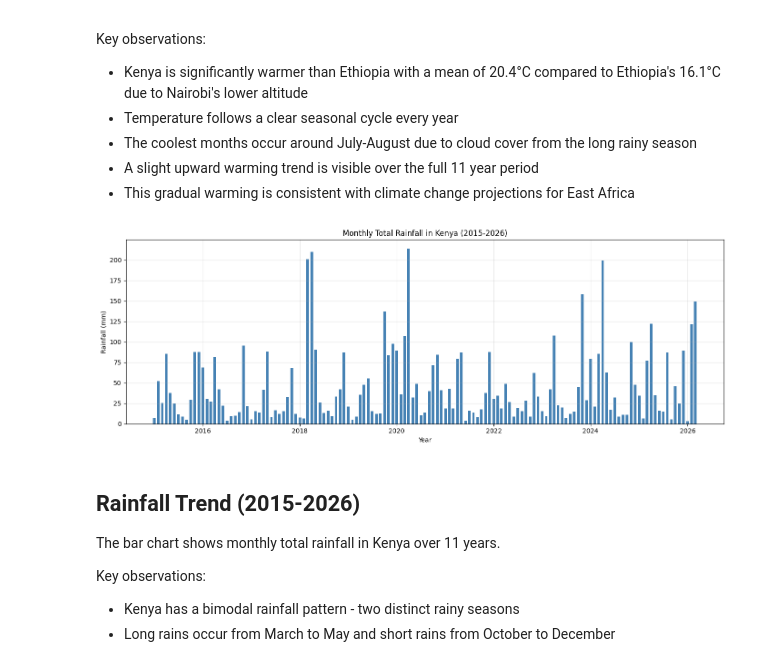
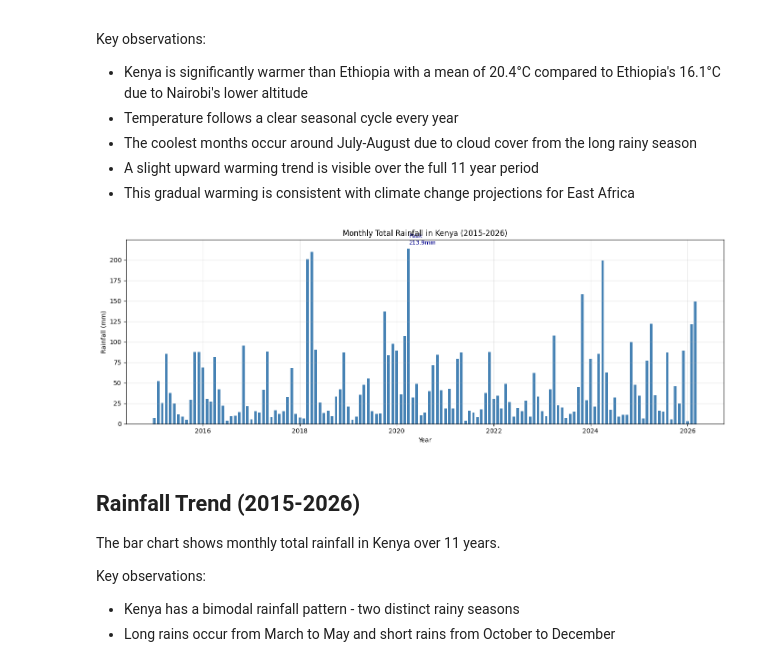
Before and after one commit to rah-salah/climate-challenge-week0, a Jupyter notebook: notebooks/kenya_eda.ipynb, the cells around one changed output. Cells and saved outputs as stored; diff of their text form; code cells hidden in the pictures.

```diff
--- a/notebooks/kenya_eda.ipynb
+++ b/notebooks/kenya_eda.ipynb
@@ -172,17 +188,27 @@ Key observations:
 # %%
 monthly_rain = df.groupby(["YEAR", "Month"])["PRECTOTCORR"].sum().reset_index()
 monthly_rain["Date"] = pd.to_datetime(monthly_rain[["YEAR", "Month"]].assign(DAY=1))
 
 plt.figure(figsize=(14, 5))
 plt.bar(monthly_rain["Date"], monthly_rain["PRECTOTCORR"], color="steelblue", width=20)
+
+# Find peak rainy month
+peak = monthly_rain.loc[monthly_rain["PRECTOTCORR"].idxmax()]
+
+# Annotate peak
+plt.annotate(f'Peak\n{peak["PRECTOTCORR"]:.1f}mm',
+             xy=(peak["Date"], peak["PRECTOTCORR"]),
+             xytext=(peak["Date"], peak["PRECTOTCORR"] + 5),
+             fontsize=9, color="darkblue")
+
 plt.title("Monthly Total Rainfall in Kenya (2015-2026)")
 plt.xlabel("Year")
 plt.ylabel("Rainfall (mm)")
 plt.grid(True, alpha=0.3)
 plt.tight_layout()
 plt.show()
 # %% [output]
-[figure, old version]
+[figure, new version]
 # %% [markdown]
 ## Rainfall Trend (2015-2026)
 The bar chart shows monthly total rainfall in Kenya over 11 years.
```
Also changed, not shown: parts of 1 cell of this notebook.
